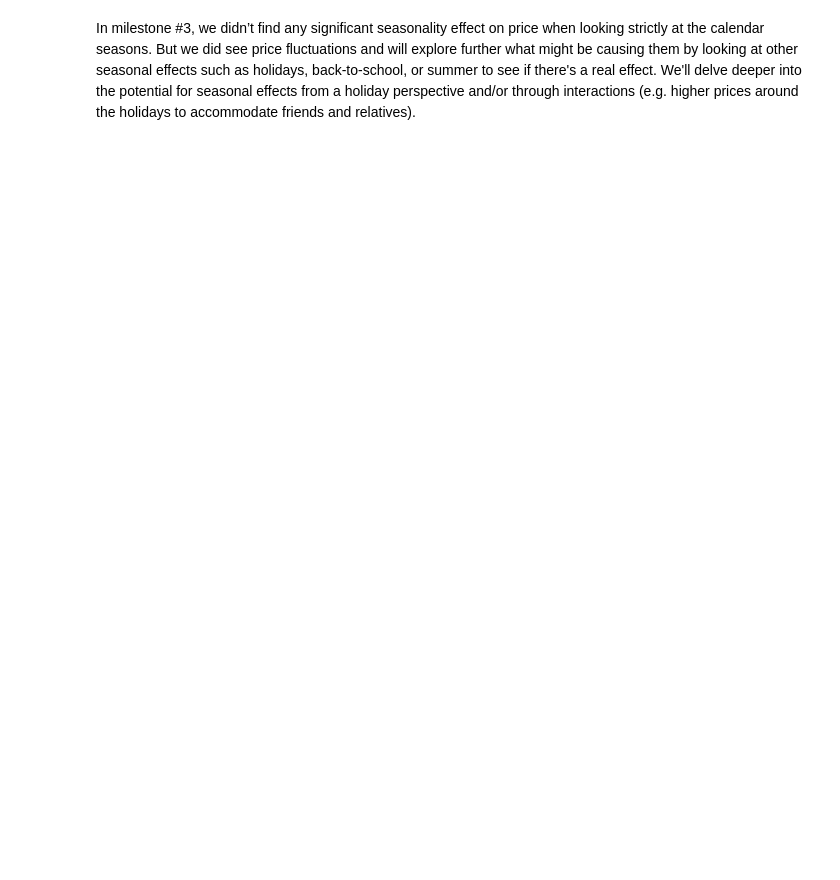
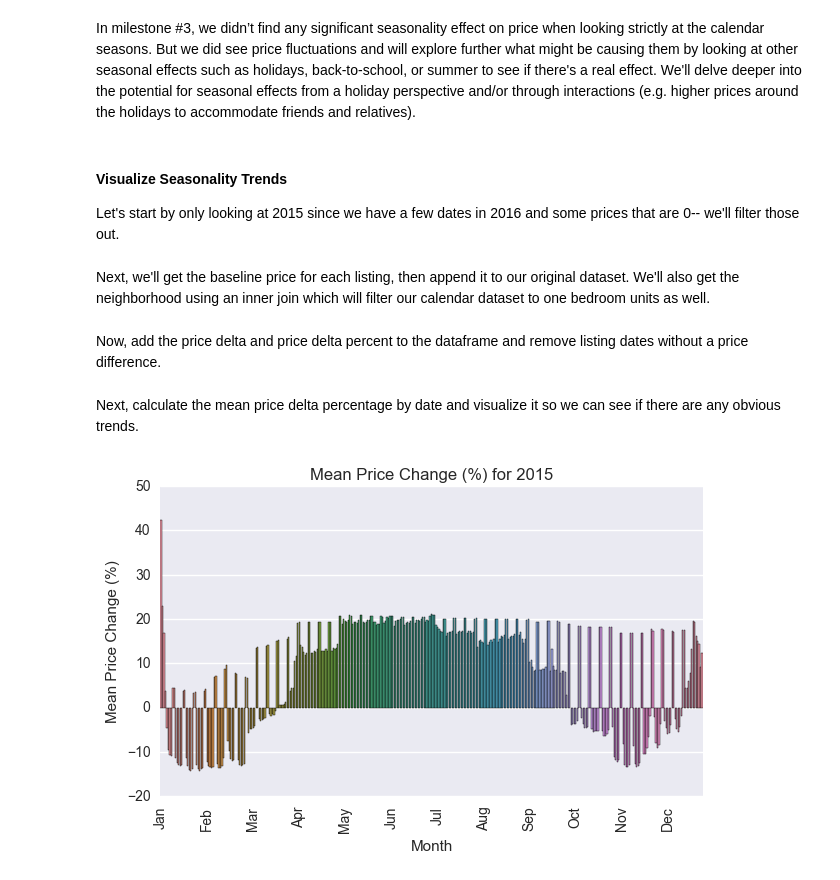
Before and after one commit to vijay4321/cs109AAirbnbProject, a Jupyter notebook: Camera-Murray-Garg-Thangella_CS109A_Project_Final_Report_pt1_seasonality.ipynb, the cells around one changed output. Drawn from its saved outputs; the diff is of its cells as text; code cells hidden in the pictures; blank space fills up the shorter version.

```diff
--- a/Camera-Murray-Garg-Thangella_CS109A_Project_Final_Report_pt1_seasonality.ipynb
+++ b/Camera-Murray-Garg-Thangella_CS109A_Project_Final_Report_pt1_seasonality.ipynb
@@ -63,2 +101,53 @@ listingsDF.head ( n = 2 )
 # %% [markdown]
 In milestone #3, we didn’t find any significant seasonality effect on price when looking strictly at the calendar seasons. But we did see price fluctuations and will explore further what might be causing them by looking at other seasonal effects such as holidays, back-to-school, or summer to see if there's a real effect. We'll delve deeper into the potential for seasonal effects from a holiday perspective and/or through interactions (e.g. higher prices around the holidays to accommodate friends and relatives).
+# %% [markdown]
+#### Visualize Seasonality Trends
+Let's start by only looking at 2015 since we have a few dates in 2016 and some prices that are 0-- we'll filter those out.
+# %%
+# filter out 2016 dates from the calendar listings
+calendarDF = calendarDF [ ( calendarDF [ "date" ] < "2016-01-01" ) & ( calendarDF [ "price" ] > 0 ) ]
+# %% [markdown]
+Next, we'll get the baseline price for each listing, then append it to our original dataset. We'll also get the neighborhood using an inner join which will filter our calendar dataset to one bedroom units as well.
+# %%
+# get the baseline price based on the mode
+baselineDF = calendarDF.groupby ( [ 'listing_id' ] ) [ 'price' ].agg (
+    lambda x : x.value_counts().index [ 0 ] ).to_frame ( name = 'baseline_price' ).reset_index()
+
+# now add the baseline price to the dataframe
+calendarDF = calendarDF.join ( baselineDF.set_index ( "listing_id" ), on = "listing_id" )
+
+# add the neighborhood to the dataframe as well
+calendarDF = calendarDF.join ( listingsDF [ [ "neighborhood" ] ], on = "listing_id", how = "inner" )
+# %% [markdown]
+Now, add the price delta and price delta percent to the dataframe and remove listing dates without a price difference.
+# %%
+# add the price_delta and price_delta_pct
+calendarDF [ "price_delta" ]     = ( calendarDF [ "price" ] - calendarDF [ "baseline_price" ] )
+calendarDF [ "price_delta_pct" ] = ( 100.0 * ( calendarDF [ "price" ] - calendarDF [ "baseline_price" ] ) / calendarDF [ "baseline_price" ] )
+
+# remove listing dates without a price difference
+calendarDF = calendarDF [ calendarDF [ "price_delta_pct" ] != 0 ]
+# %% [markdown]
+Next, calculate the mean price delta percentage by date and visualize it so we can see if there are any obvious trends.
+# %%
+# get the mean price delta
+pricechangeDF = calendarDF.groupby ( [ 'date' ] ) [ 'price_delta_pct' ].mean().to_frame ( name = 'mean_pct_price_change' ).reset_index()
+# %%
+# set up visualization
+sns.set ( rc = { "figure.figsize" : ( 7, 4 ) } )
+
+# plot the histogram of prices - filtering out the extreme highs
+ax = sns.barplot ( x = "date", y = "mean_pct_price_change", data = pricechangeDF )
+
+# set the labels
+ax.set_title  ( "Mean Price Change (%) for 2015" )
+ax.set_xlabel ( "Month" )
+ax.set_ylabel ( "Mean Price Change (%)" )
+ax.xaxis.set_ticks ( np.arange ( 0, 365, 31 ) )
+ax.set_xticklabels ( np.array ( [ 'Jan', 'Feb', 'Mar', 'Apr', 'May'
+                                , 'Jun', 'Jul', 'Aug', 'Sep', 'Oct', 'Nov', 'Dec' ] ), rotation = 90 )
+
+# display the visualization
+plt.show()
+# %% [output]
+[figure, added]
```
Also changed, not shown: parts of 10 cells of this notebook, 9 other files.
